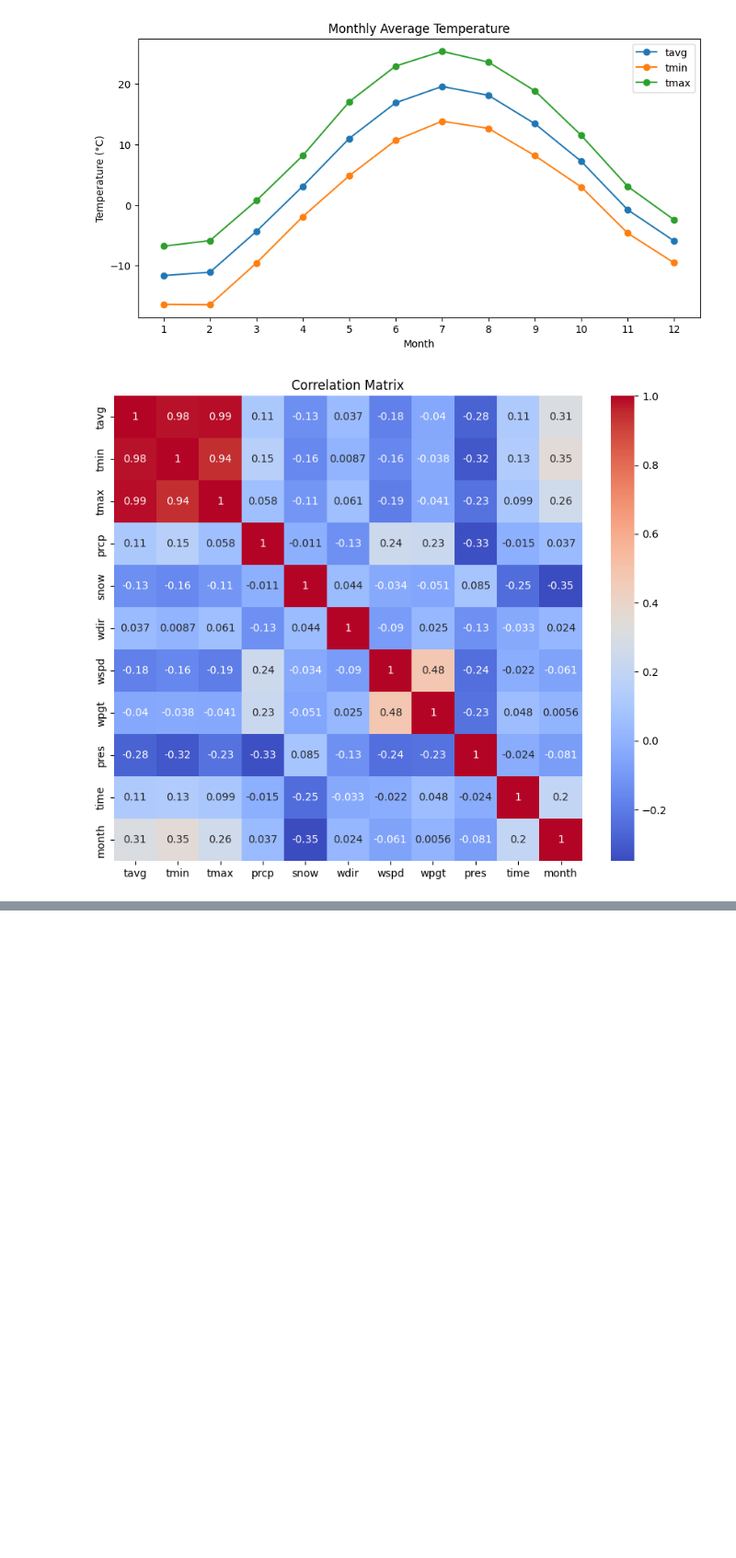
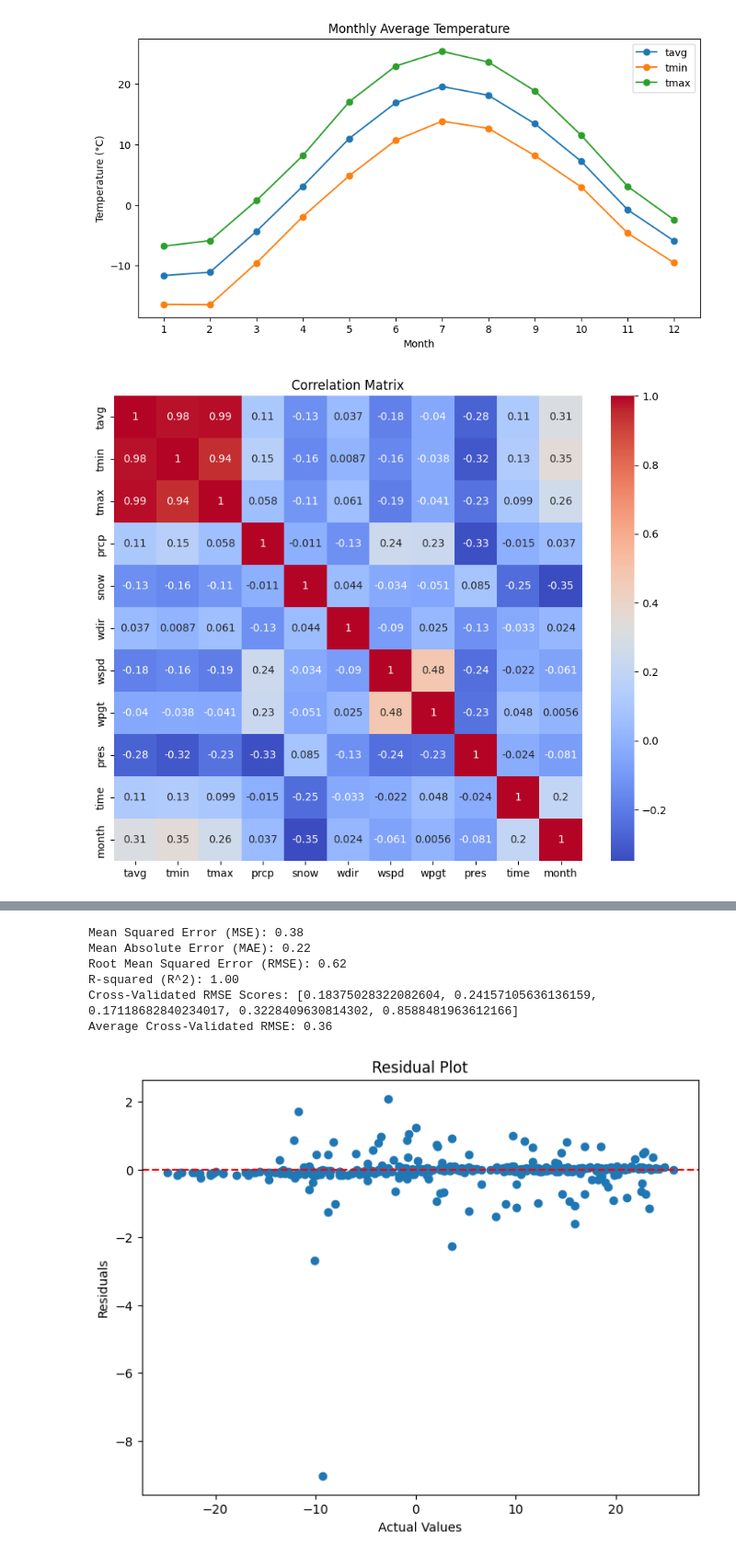
Before and after one commit to aanchalparegi/Weather_Data_Prediction, a Jupyter notebook: datamining_weather_data_prediction.ipynb, the cells around one changed output, grey strips where cells are left out. Shown at 92% size. Cells and saved outputs as stored; diff of their text form; code cells hidden in the pictures; blank space fills up the shorter version.

```diff
--- a/datamining_weather_data_prediction.ipynb
+++ b/datamining_weather_data_prediction.ipynb
@@ -206,0 +316,77 @@ plt.show()
+# %%
+import numpy as np
+import pandas as pd
+import matplotlib.pyplot as plt
+import seaborn as sns
+from sklearn.model_selection import train_test_split, cross_val_score
+from sklearn.linear_model import LinearRegression
+from sklearn.metrics import mean_squared_error, mean_absolute_error
+
+# Load and prepare the dataset
+df = pd.read_csv('sudbury_weather_data_cleaned.csv')
+
+# Select features and target
+df['month'] = pd.to_datetime(df['time']).dt.month  # Add month as a feature
+features = ['tmin', 'tmax', 'prcp', 'snow', 'month']
+target = 'tavg'
+X = df[features]
+y = df[target]
+
+# Train-test split
+X_train, X_test, y_train, y_test = train_test_split(X, y, test_size=0.2, random_state=42)
+
+# Initialize and train the model
+model = LinearRegression()
+model.fit(X_train, y_train)
+
+# Predictions
+y_pred = model.predict(X_test)
+
+# Metrics
+mse = mean_squared_error(y_test, y_pred)
+mae = mean_absolute_error(y_test, y_pred)
+rmse = np.sqrt(mse)
+r2 = model.score(X_test, y_test)
+
+print(f"Mean Squared Error (MSE): {mse:.2f}")
+print(f"Mean Absolute Error (MAE): {mae:.2f}")
+print(f"Root Mean Squared Error (RMSE): {rmse:.2f}")
+print(f"R-squared (R^2): {r2:.2f}")
+
+# Cross-Validation
+cv_scores = cross_val_score(model, X, y, cv=5, scoring='neg_mean_squared_error')
+cv_rmse_scores = [np.sqrt(-score) for score in cv_scores]
+print(f"Cross-Validated RMSE Scores: {cv_rmse_scores}")
+print(f"Average Cross-Validated RMSE: {np.mean(cv_rmse_scores):.2f}")
+
+# Residual analysis
+residuals = y_test - y_pred
+
+# Residual plot
+plt.figure(figsize=(8, 6))
+plt.scatter(y_test, residuals)
+plt.axhline(y=0, color='r', linestyle='--')
+plt.xlabel("Actual Values")
+plt.ylabel("Residuals")
+plt.title("Residual Plot")
+plt.show()
+
+# Distribution of residuals
+plt.figure(figsize=(8, 6))
+sns.histplot(residuals, kde=True)
+plt.title("Residuals Distribution")
+plt.xlabel("Residuals")
+plt.show()
+
+# Feature importance (coefficients)
+print("Feature Coefficients:")
+for feature, coef in zip(features, model.coef_):
+    print(f"{feature}: {coef:.2f}")
+# %% [output]
+Mean Squared Error (MSE): 0.38
+Mean Absolute Error (MAE): 0.22
+Root Mean Squared Error (RMSE): 0.62
+R-squared (R^2): 1.00
+Cross-Validated RMSE Scores: [0.18375028322082604, 0.24157105636136159, 0.17118682840234017, 0.3228409630814302, 0.8588481963612166]
+Average Cross-Validated RMSE: 0.36
+[figure, added]
```
Also changed, not shown: parts of 15 cells of this notebook, 2 other files.
